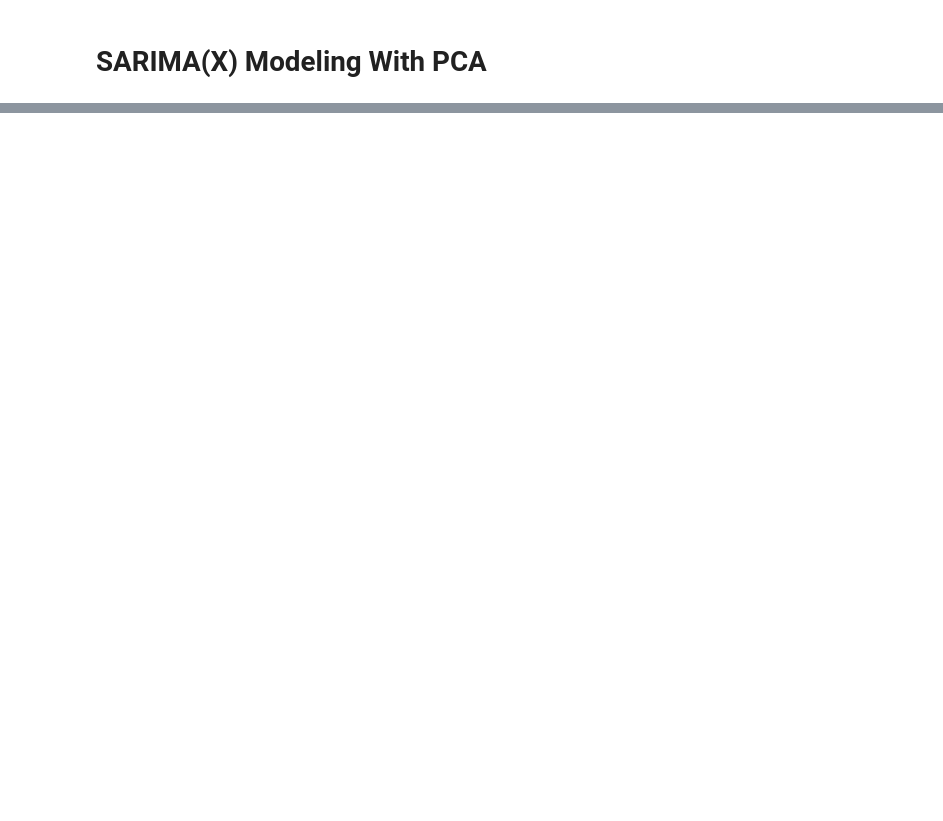
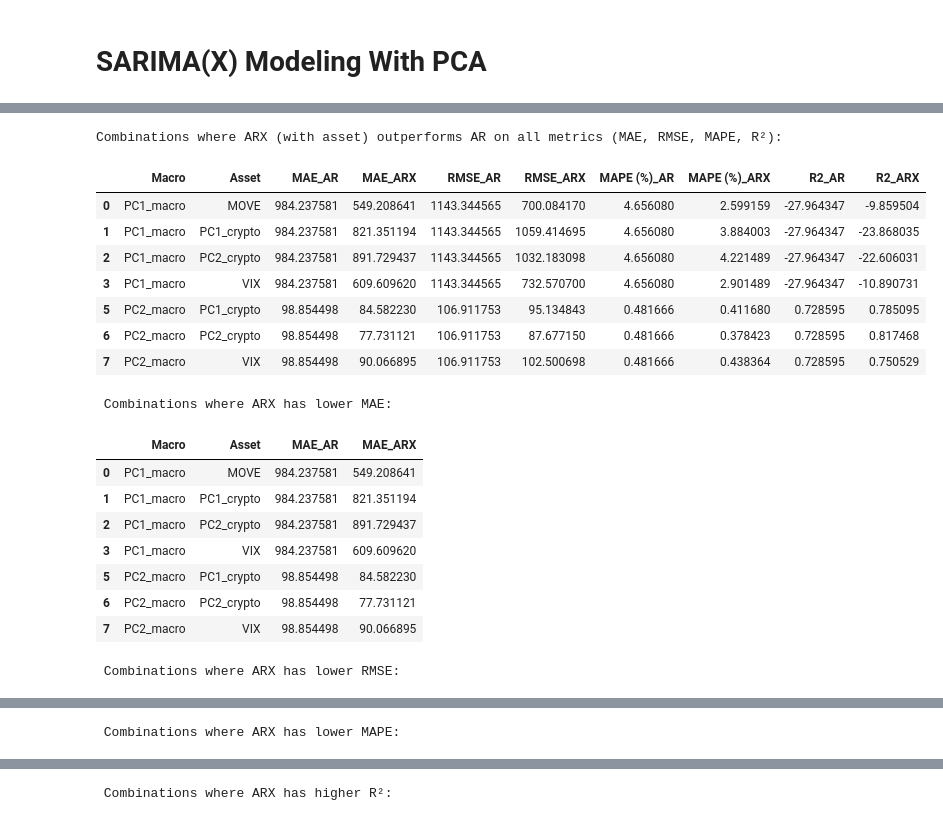
Before and after one commit to tianyishen701/CryptoMacroecon-Prediction-CSUREMM, a Jupyter notebook: AR with PCA.ipynb, the cells around one changed output, grey strips where cells are left out. Drawn from its saved outputs; the diff is of its cells as text; code cells hidden in the pictures; blank space fills up the shorter version.

```diff
--- a/AR with PCA.ipynb
+++ b/AR with PCA.ipynb
@@ -30,8 +35,10 @@ asset_list= ['PC1_crypto', 'PC2_crypto', 'VIX', 'MOVE']
 train_end = '2024-01-01'
 # %%
 ar_orders = {}
-ar_orders['PC1_macro'] = {'p': 1, 'd': 1, 'q': 0, 'P': 1, 'D': 1, 'Q': 0, 'PC1_crypto_lag': 1, 'PC2_crypto_lag': 1, 'VIX_lag': 0}
-ar_orders['PC2_macro'] = {'p': 1, 'd': 1, 'q': 1, 'P': 1, 'D': 1, 'Q': 0, 'PC1_crypto_lag': 0, 'PC2_crypto_lag': 0, 'VIX_lag': 0}
+ar_orders['PC1_macro'] = {'p': 1, 'd': 1, 'q': 0, 'P': 1, 'D': 1, 'Q': 0,
+                          'PC1_crypto_lag': 1, 'PC2_crypto_lag': 1, 'VIX_lag': 7, 'MOVE_lag': 1}
+ar_orders['PC2_macro'] = {'p': 1, 'd': 1, 'q': 1, 'P': 1, 'D': 1, 'Q': 0,
+                          'PC1_crypto_lag': 0, 'PC2_crypto_lag': 0, 'VIX_lag': 0, 'MOVE_lag': 0}
 
 # ar_orders['VIX'] = {'p': 1, 'd': 0,'q': 0, 'P': 1, 'D': 1, 'Q': 0}
 # ar_orders['MOVE'] = {'p': 1, 'd': 1,'q': 0, 'P': 1, 'D': 0, 'Q': 0}
@@ -38,5 +47,5 @@ ar_orders['PC2_macro'] = {'p': 1, 'd': 1, 'q': 1, 'P': 1, 'D': 1, 'Q': 0, 'PC1_c
 # %%
-def run_model(df, macro, asset, plot=False):
+def run_model(df, macro, asset, plot):
     order_dict = ar_orders.get(macro, {'p': 1, 'd': 1, 'q': 0, 'P': 1, 'D': 1, 'Q': 0})
 
     # Unpack ARIMA and seasonal orders
@@ -174,0 +203,65 @@ final_results
+# %%
+# Reshape for comparison
+df_wide = final_results.pivot_table(
+    index=['Macro', 'Asset'],
+    columns='Model',
+    values=['MAE', 'RMSE', 'R2', 'MAPE (%)']
+)
+
+df_wide.columns = ['_'.join(col).strip() for col in df_wide.columns.values]
+df_wide.reset_index(inplace=True)
+
+# Define better = lower RMSE, lower MAE, higher R²
+df_wide['ARX_better_RMSE'] = df_wide['RMSE_ARX'] < df_wide['RMSE_AR']
+df_wide['ARX_better_MAE'] = df_wide['MAE_ARX'] < df_wide['MAE_AR']
+df_wide['ARX_better_MAPE'] = df_wide['MAPE (%)_ARX'] < df_wide['MAPE (%)_AR']
+df_wide['ARX_better_R2']  = df_wide['R2_ARX']  > df_wide['R2_AR']
+
+# Filter: only combinations where ARX is better by **all** metrics
+better_all = df_wide[
+    (df_wide['ARX_better_RMSE']) &
+    (df_wide['ARX_better_MAE']) &
+    (df_wide['ARX_better_MAPE']) &
+    (df_wide['ARX_better_R2'])
+]
+
+# Display results
+if not better_all.empty:
+    print("Combinations where ARX (with asset) outperforms AR on all metrics (MAE, RMSE, MAPE, R²):")
+    display(better_all[['Macro', 'Asset', 'MAE_AR', 'MAE_ARX', 'RMSE_AR', 'RMSE_ARX', 'MAPE (%)_AR', 'MAPE (%)_ARX', 'R2_AR', 'R2_ARX']])
+else:
+    print("No combination found where ARX beats AR across MAE, RMSE, and R².")
+
+
+# Partial wins
+print("\n Combinations where ARX has lower MAE:")
+display(df_wide[df_wide['ARX_better_MAE']][['Macro', 'Asset', 'MAE_AR', 'MAE_ARX']])
+
+print("\n Combinations where ARX has lower RMSE:")
+display(df_wide[df_wide['ARX_better_RMSE']][['Macro', 'Asset', 'RMSE_AR', 'RMSE_ARX']])
+
+print("\n Combinations where ARX has lower MAPE:")
+display(df_wide[df_wide['ARX_better_MAPE']][['Macro', 'Asset', 'MAPE (%)_AR', 'MAPE (%)_ARX']])
+
+print("\n Combinations where ARX has higher R²:")
+display(df_wide[df_wide['ARX_better_R2']][['Macro', 'Asset', 'R2_AR', 'R2_ARX']])
+# %% [output]
+Combinations where ARX (with asset) outperforms AR on all metrics (MAE, RMSE, MAPE, R²):
+|  | Macro | Asset | MAE_AR | MAE_ARX | RMSE_AR | RMSE_ARX | MAPE (%)_AR | MAPE (%)_ARX | R2_AR | R2_ARX |
+| 0 | PC1_macro | MOVE | 984.237581 | 549.208641 | 1143.344565 | 700.084170 | 4.656080 | 2.599159 | -27.964347 | -9.859504 |
+| 1 | PC1_macro | PC1_crypto | 984.237581 | 821.351194 | 1143.344565 | 1059.414695 | 4.656080 | 3.884003 | -27.964347 | -23.868035 |
+| 2 | PC1_macro | PC2_crypto | 984.237581 | 891.729437 | 1143.344565 | 1032.183098 | 4.656080 | 4.221489 | -27.964347 | -22.606031 |
+| 3 | PC1_macro | VIX | 984.237581 | 609.609620 | 1143.344565 | 732.570700 | 4.656080 | 2.901489 | -27.964347 | -10.890731 |
+| 5 | PC2_macro | PC1_crypto | 98.854498 | 84.582230 | 106.911753 | 95.134843 | 0.481666 | 0.411680 | 0.728595 | 0.785095 |
+| 6 | PC2_macro | PC2_crypto | 98.854498 | 77.731121 | 106.911753 | 87.677150 | 0.481666 | 0.378423 | 0.728595 | 0.817468 |
+| 7 | PC2_macro | VIX | 98.854498 | 90.066895 | 106.911753 | 102.500698 | 0.481666 | 0.438364 | 0.728595 | 0.750529 |
+ Combinations where ARX has lower MAE:
+|  | Macro | Asset | MAE_AR | MAE_ARX |
+| 0 | PC1_macro | MOVE | 984.237581 | 549.208641 |
+| 1 | PC1_macro | PC1_crypto | 984.237581 | 821.351194 |
+| 2 | PC1_macro | PC2_crypto | 984.237581 | 891.729437 |
+| 3 | PC1_macro | VIX | 984.237581 | 609.609620 |
+| 5 | PC2_macro | PC1_crypto | 98.854498 | 84.582230 |
+| 6 | PC2_macro | PC2_crypto | 98.854498 | 77.731121 |
+| 7 | PC2_macro | VIX | 98.854498 | 90.066895 |
+ Combinations where ARX has lower RMSE:
@@ -174,0 +276 @@ final_results
+ Combinations where ARX has lower MAPE:
@@ -174,0 +285 @@ final_results
+ Combinations where ARX has higher R²:
```
Also changed, not shown: parts of 11 cells of this notebook, 1 other file.
